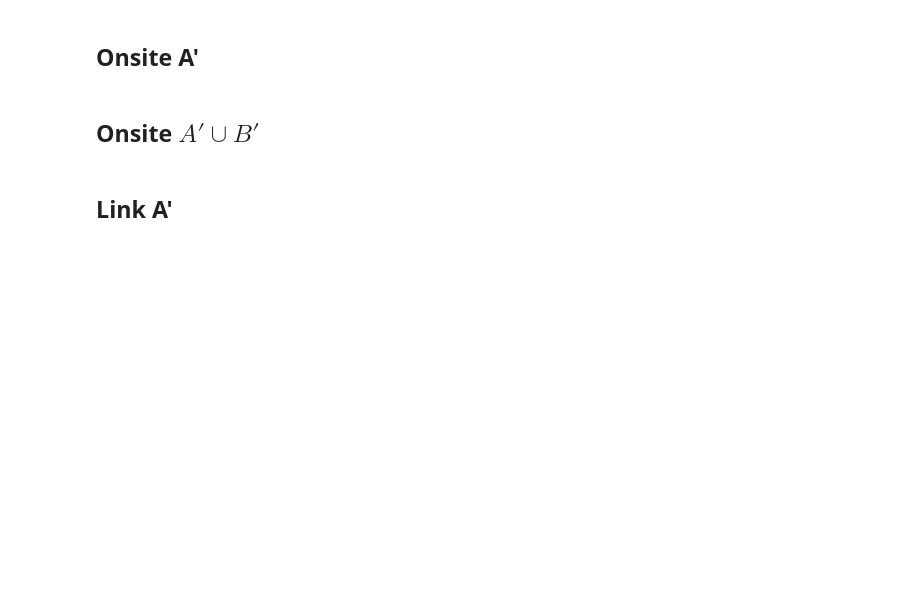
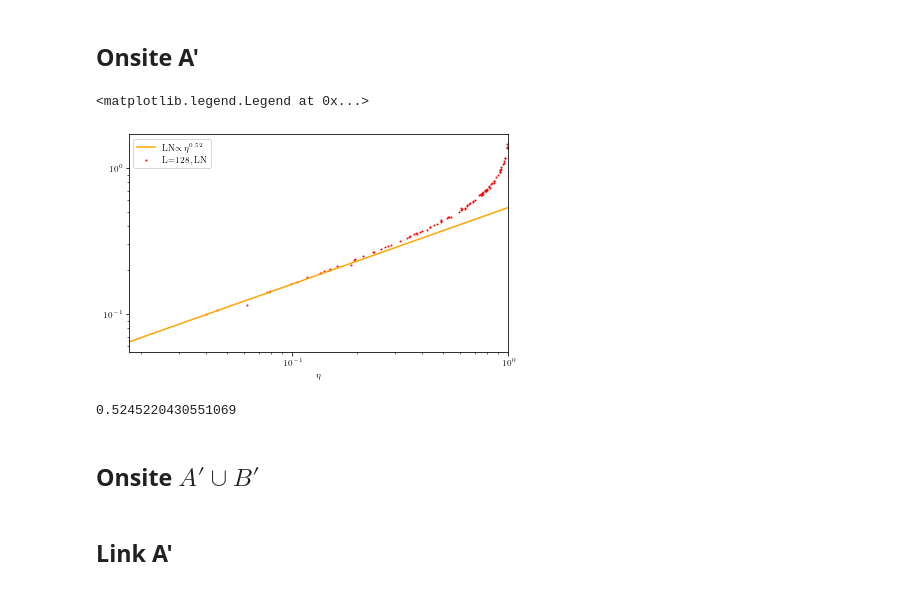
Before and after one commit to hainingpan/SPT, a Jupyter notebook: test_ssh.ipynb, the cells around one changed output. Cells and saved outputs as stored; diff of their text form; code cells hidden in the pictures; blank space fills up the shorter version.

```diff
--- a/test_ssh.ipynb
+++ b/test_ssh.ipynb
@@ -1502,32 +1562,39 @@ LN_Born_onsite_Ap_list=np.array(LN_Born_onsite_Ap_list)
 # %%
 MI_Born_onsite_Ap_list_mean=MI_Born_onsite_Ap_list.mean(axis=1)
 LN_Born_onsite_Ap_list_mean=LN_Born_onsite_Ap_list.mean(axis=1)
 fig,ax=plt.subplots()
 # ax.scatter(eta_Born_onsite_Ap_list,MI_Born_onsite_Ap_list_mean,s=1,color='b',label='L=128, MI')
 ax.scatter(eta_Born_onsite_Ap_list,LN_Born_onsite_Ap_list_mean,s=1,color='r',label='L=128, LN')
 
 ax.set_xscale('log')
 ax.set_yscale('log')
 ax.set_xlim([np.min(eta_Born_onsite_Ap_list),1])
 # ax.set_ylim([1e-10,1])
 
 # mask_MI=(MI_Born_onsite_Ap_list_mean>1e-10)&((eta_Born_onsite_Ap_list)<0.1)
 # lr_MI=scipy.stats.linregress(np.log(eta_Born_onsite_Ap_list[mask_MI]),np.log(MI_Born_onsite_Ap_list_mean[mask_MI]))
 # x_int=np.linspace(np.min(eta_Born_onsite_Ap_list),1,10)
 # y_int=np.exp(lr_MI.slope*np.log(x_int)+lr_MI.intercept)
 # ax.plot(x_int,y_int,'c',label=r'MI$\propto\eta^{{{:.2f}}}$'.format(lr_MI.slope))
 
 mask_LN=(LN_Born_onsite_Ap_list_mean>1e-10)&((eta_Born_onsite_Ap_list)<0.1)
 lr_LN=scipy.stats.linregress(np.log(eta_Born_onsite_Ap_list[mask_LN]),np.log(LN_Born_onsite_Ap_list_mean[mask_LN]))
 x_int=np.linspace(np.min(eta_Born_onsite_Ap_list),1,10)
 y_int=np.exp(lr_LN.slope*np.log(x_int)+lr_LN.intercept)
 ax.plot(x_int,y_int,label=r'LN$\propto\eta^{{{:.2f}}}$'.format(lr_LN.slope),color='orange')
 ax.set_xlabel(r'$\eta$')
 ax.legend()
 
-place_region(200,200,fig,ax,'ycyk')
+# place_region(200,200,fig,ax,'ycyk')
 # fig.savefig('/mnt/d/kitp/Rp_SPT/7/MI_LN_Born_onsite_Ap.pdf')
-fig.savefig('/mnt/d/KITP/slides_SPT/SSH_LN_onsite.png',facecolor='w')
+# fig.savefig('/mnt/d/KITP/slides_SPT/SSH_LN_onsite.png',facecolor='w')
+# %% [output]
+<matplotlib.legend.Legend at 0x...>
+[figure, added]
+# %%
+lr_LN.slope
+# %% [output]
+0.5245220430551069
 # %% [markdown]
 ## Onsite $A'\cup B'$
 # %%
```
Also changed, not shown: parts of 22 cells of this notebook, 3 other files.
